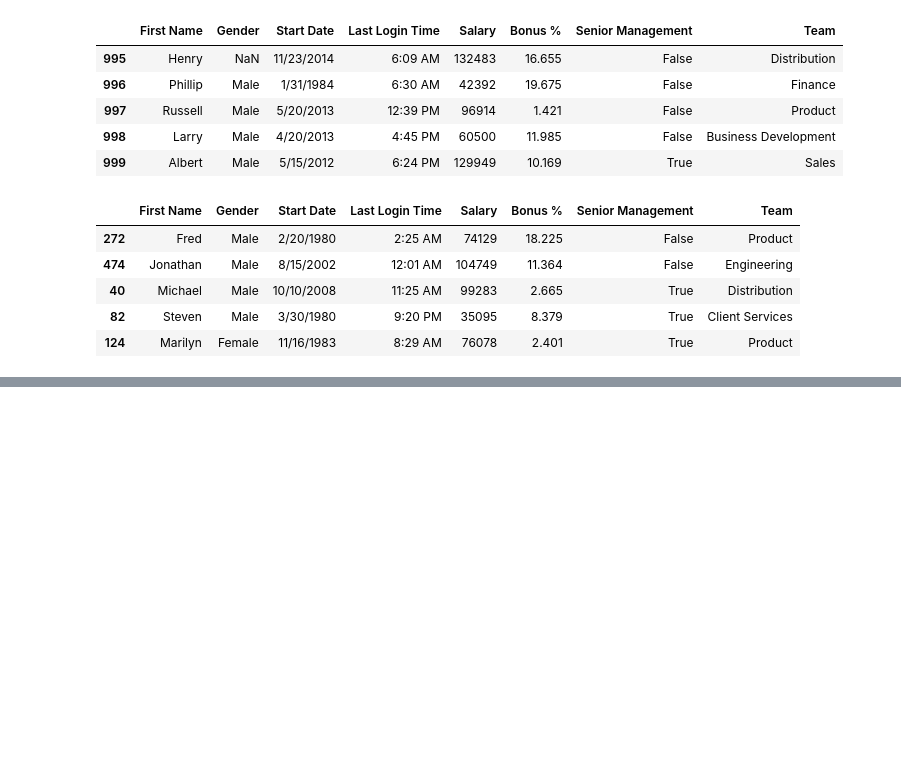
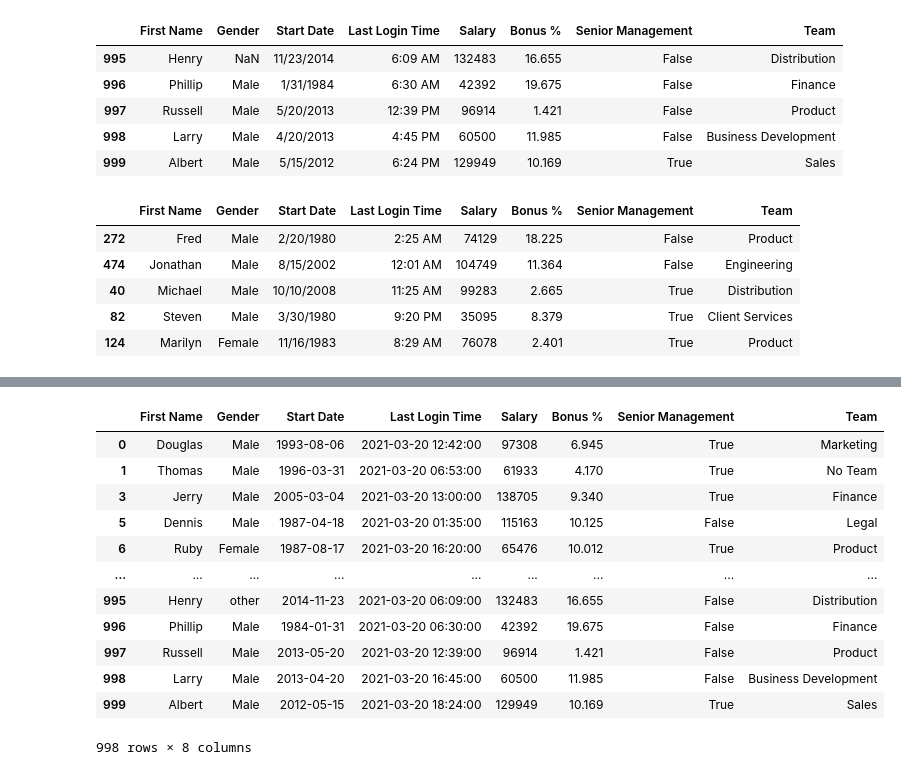
Before and after one commit to priyanka16march/assigenment, a Jupyter notebook: DAy1_pandas.ipynb, the cells around one changed output, grey strips where cells are left out. Saved outputs shown, nothing was run; the diff lists cells and outputs as text; code cells hidden in the pictures; blank space fills up the shorter version.

```diff
--- a/DAy1_pandas.ipynb
+++ b/DAy1_pandas.ipynb
@@ -70,0 +204,17 @@ emp.sample(5)   # random data
+# %%
+new_emp = emp.drop([2,4],axis = 0) ## deletion of rows  , axis = 0
+new_emp
+# %% [output]
+|  | First Name | Gender | Start Date | Last Login Time | Salary | Bonus % | Senior Management | Team |
+| 0 | Douglas | Male | 1993-08-06 | 2021-03-20 12:42:00 | 97308 | 6.945 | True | Marketing |
+| 1 | Thomas | Male | 1996-03-31 | 2021-03-20 06:53:00 | 61933 | 4.170 | True | No Team |
+| 3 | Jerry | Male | 2005-03-04 | 2021-03-20 13:00:00 | 138705 | 9.340 | True | Finance |
+| 5 | Dennis | Male | 1987-04-18 | 2021-03-20 01:35:00 | 115163 | 10.125 | False | Legal |
+| 6 | Ruby | Female | 1987-08-17 | 2021-03-20 16:20:00 | 65476 | 10.012 | True | Product |
+| ... | ... | ... | ... | ... | ... | ... | ... | ... |
+| 995 | Henry | other | 2014-11-23 | 2021-03-20 06:09:00 | 132483 | 16.655 | False | Distribution |
+| 996 | Phillip | Male | 1984-01-31 | 2021-03-20 06:30:00 | 42392 | 19.675 | False | Finance |
+| 997 | Russell | Male | 2013-05-20 | 2021-03-20 12:39:00 | 96914 | 1.421 | False | Product |
+| 998 | Larry | Male | 2013-04-20 | 2021-03-20 16:45:00 | 60500 | 11.985 | False | Business Development |
+| 999 | Albert | Male | 2012-05-15 | 2021-03-20 18:24:00 | 129949 | 10.169 | True | Sales |
+998 rows × 8 columns
```
Also changed, not shown: parts of 27 cells of this notebook.
